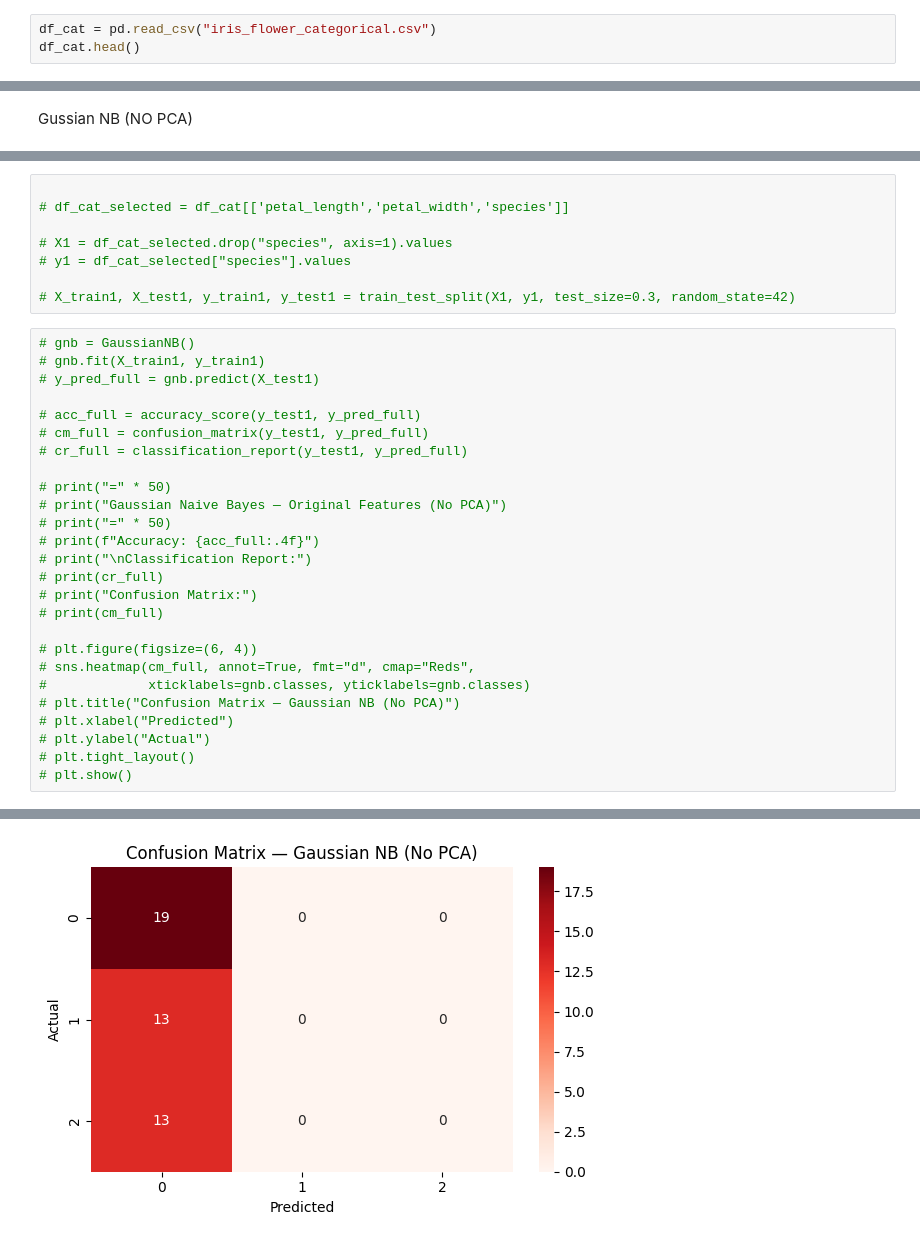
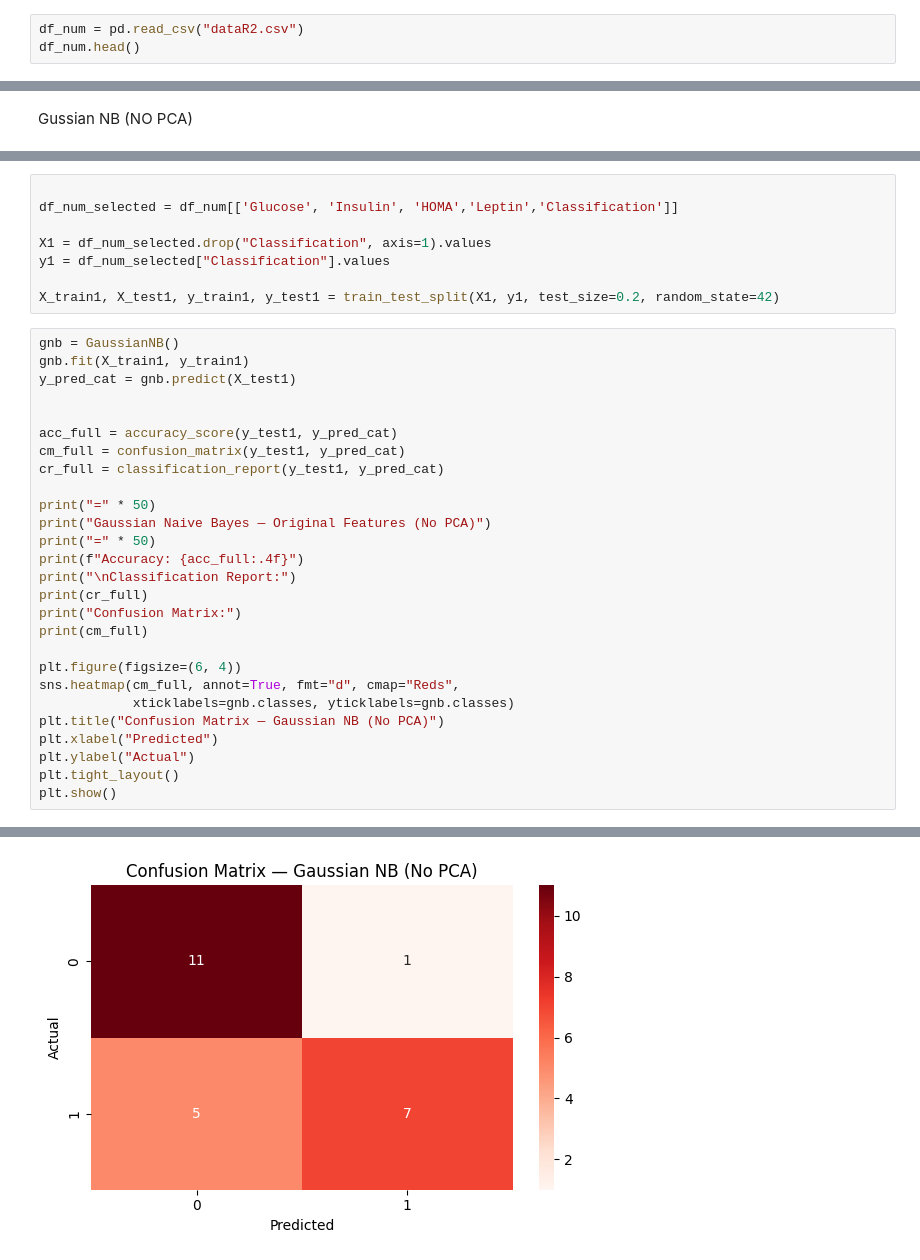
Before and after one commit to Engshadow/Naive_PCA_From_Scratch, a Jupyter notebook: Main.ipynb, the cells around one changed output, grey strips where cells are left out. Cells and saved outputs as stored; diff of their text form.

```diff
--- a/Main.ipynb
+++ b/Main.ipynb
@@ -360,4 +384,4 @@ Cateorigal dataset
 # %%
-df_cat = pd.read_csv("iris_flower_categorical.csv")
-df_cat.head()
+df_num = pd.read_csv("dataR2.csv")
+df_num.head()
 # %% [output]
@@ -475,37 +487,38 @@ plt.show()
 # %%
 
-# df_cat_selected = df_cat[['petal_length','petal_width','species']]
+df_num_selected = df_num[['Glucose', 'Insulin', 'HOMA','Leptin','Classification']]
 
-# X1 = df_cat_selected.drop("species", axis=1).values
-# y1 = df_cat_selected["species"].values
+X1 = df_num_selected.drop("Classification", axis=1).values
+y1 = df_num_selected["Classification"].values
 
-# X_train1, X_test1, y_train1, y_test1 = train_test_split(X1, y1, test_size=0.3, random_state=42)
+X_train1, X_test1, y_train1, y_test1 = train_test_split(X1, y1, test_size=0.2, random_state=42)
 # %%
-# gnb = GaussianNB()
-# gnb.fit(X_train1, y_train1)
-# y_pred_full = gnb.predict(X_test1)
+gnb = GaussianNB()
+gnb.fit(X_train1, y_train1)
+y_pred_cat = gnb.predict(X_test1)
 
-# acc_full = accuracy_score(y_test1, y_pred_full)
-# cm_full = confusion_matrix(y_test1, y_pred_full)
-# cr_full = classification_report(y_test1, y_pred_full)
 
-# print("=" * 50)
-# print("Gaussian Naive Bayes — Original Features (No PCA)")
-# print("=" * 50)
-# print(f"Accuracy: {acc_full:.4f}")
-# print("\nClassification Report:")
-# print(cr_full)
-# print("Confusion Matrix:")
-# print(cm_full)
+acc_full = accuracy_score(y_test1, y_pred_cat)
+cm_full = confusion_matrix(y_test1, y_pred_cat)
+cr_full = classification_report(y_test1, y_pred_cat)
 
-# plt.figure(figsize=(6, 4))
-# sns.heatmap(cm_full, annot=True, fmt="d", cmap="Reds",
-#             xticklabels=gnb.classes, yticklabels=gnb.classes)
-# plt.title("Confusion Matrix — Gaussian NB (No PCA)")
-# plt.xlabel("Predicted")
-# plt.ylabel("Actual")
-# plt.tight_layout()
-# plt.show()
+print("=" * 50)
+print("Gaussian Naive Bayes — Original Features (No PCA)")
+print("=" * 50)
+print(f"Accuracy: {acc_full:.4f}")
+print("\nClassification Report:")
+print(cr_full)
+print("Confusion Matrix:")
+print(cm_full)
+
+plt.figure(figsize=(6, 4))
+sns.heatmap(cm_full, annot=True, fmt="d", cmap="Reds",
+            xticklabels=gnb.classes, yticklabels=gnb.classes)
+plt.title("Confusion Matrix — Gaussian NB (No PCA)")
+plt.xlabel("Predicted")
+plt.ylabel("Actual")
+plt.tight_layout()
+plt.show()
 # %% [output]
 ==================================================
 Gaussian Naive Bayes — Original Features (No PCA)
@@ -530 +541 @@ Confusion Matrix:
-[figure, old version]
+[figure, new version]
```
Also changed, not shown: parts of 18 cells of this notebook, 1 other file.
